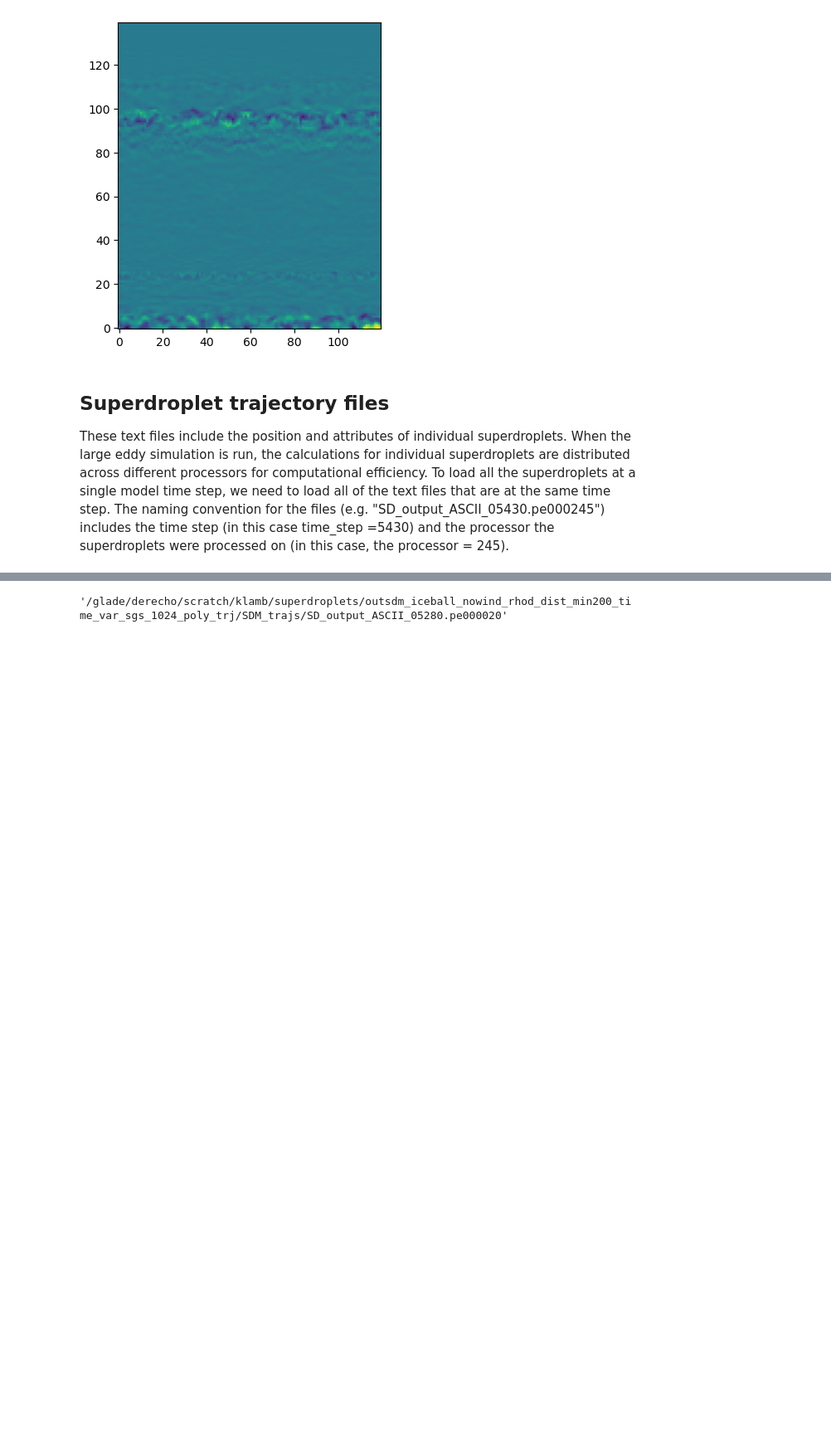
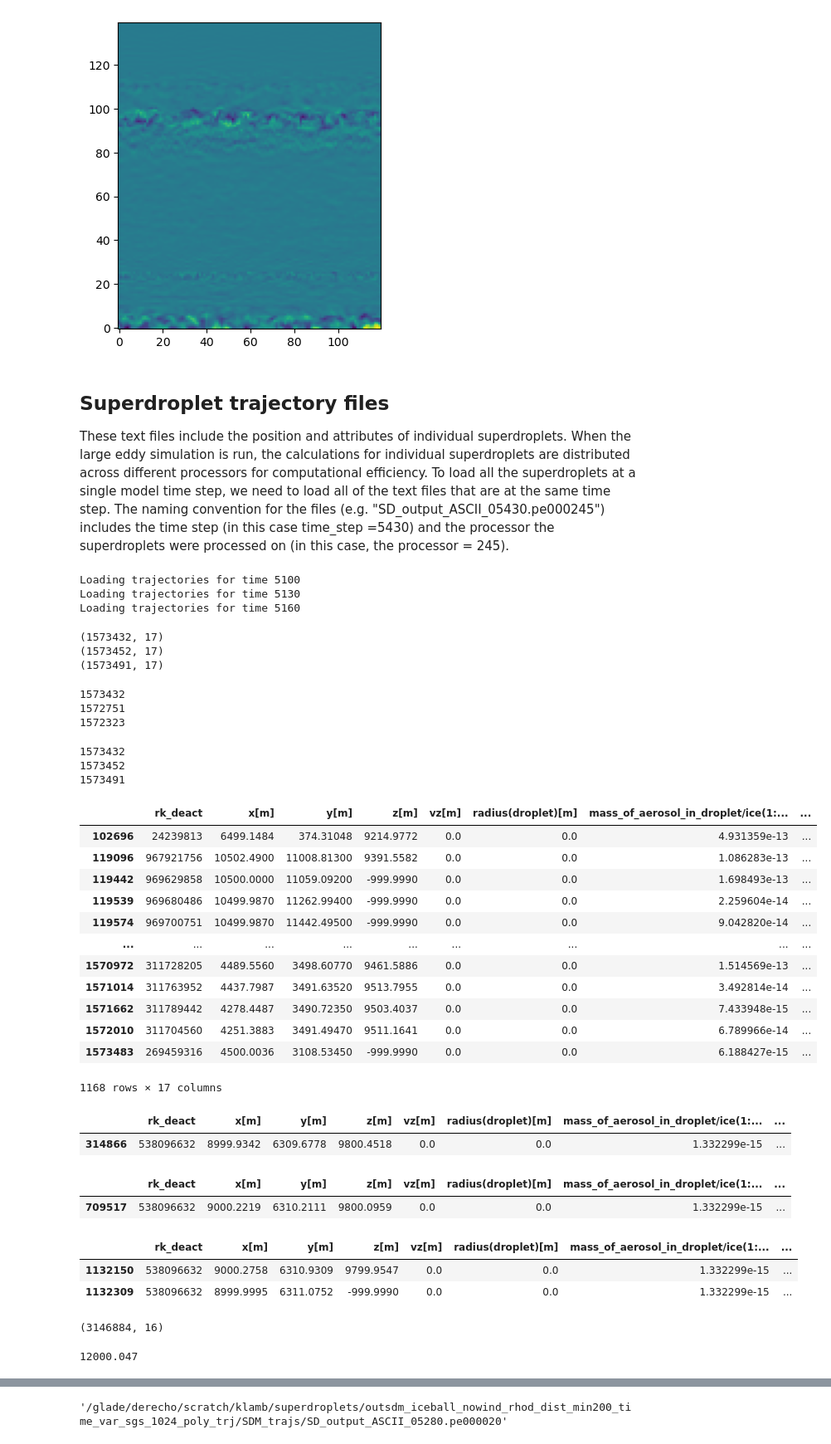
Before and after one commit to josephko91/ice-mp-su24, a Jupyter notebook: LoadSDMfiles.ipynb, the cells around one changed output, grey strips where cells are left out. Shown at 83% size. Saved outputs shown, nothing was run; the diff lists cells and outputs as text; code cells hidden in the pictures; blank space fills up the shorter version.

```diff
--- a/LoadSDMfiles.ipynb
+++ b/LoadSDMfiles.ipynb
@@ -67,0 +106,52 @@ These text files include the position and attributes of individual superdroplets
+# %%
+dirpath = '/glade/derecho/scratch/klamb/superdroplets/outsdm_iceball_nowind_rhod_dist_min200_time_var_sgs_1024_poly_trj/SDM_trajs/'
+trajs = load_trajectories(dirpath, num_timesteps=3)
+# %% [output]
+Loading trajectories for time 5100
+Loading trajectories for time 5130
+Loading trajectories for time 5160
+# %%
+df1 = trajs[trajs.time == 5100].reset_index()
+df2 = trajs[trajs.time == 5130].reset_index()
+df3 = trajs[trajs.time == 5160].reset_index()
+# %%
+print(df1.shape)
+print(df2.shape)
+print(df3.shape)
+# %% [output]
+(1573432, 17)
+(1573452, 17)
+(1573491, 17)
+# %%
+print(len(df1.rk_deact.unique()))
+print(len(df2.rk_deact.unique()))
+print(len(df3.rk_deact.unique()))
+# %% [output]
+1573432
+1572751
+1572323
+# %%
+print(len(df1.index.unique()))
+print(len(df2.index.unique()))
+print(len(df3.index.unique()))
+# %% [output]
+1573432
+1573452
+1573491
+# %%
+df3_dup = df3[df3.duplicated(subset=['rk_deact'])==True]
+df3_dup
+# %% [output]
+|  | rk_deact | x[m] | y[m] | z[m] | vz[m] | radius(droplet)[m] | mass_of_aerosol_in_droplet/ice(1:... | ... |
+| 102696 | 24239813 | 6499.1484 | 374.31048 | 9214.9772 | 0.0 | 0.0 | 4.931359e-13 | ... |
+| 119096 | 967921756 | 10502.4900 | 11008.81300 | 9391.5582 | 0.0 | 0.0 | 1.086283e-13 | ... |
+| 119442 | 969629858 | 10500.0000 | 11059.09200 | -999.9990 | 0.0 | 0.0 | 1.698493e-13 | ... |
+| 119539 | 969680486 | 10499.9870 | 11262.99400 | -999.9990 | 0.0 | 0.0 | 2.259604e-14 | ... |
+| 119574 | 969700751 | 10499.9870 | 11442.49500 | -999.9990 | 0.0 | 0.0 | 9.042820e-14 | ... |
+| ... | ... | ... | ... | ... | ... | ... | ... | ... |
+| 1570972 | 311728205 | 4489.5560 | 3498.60770 | 9461.5886 | 0.0 | 0.0 | 1.514569e-13 | ... |
+| 1571014 | 311763952 | 4437.7987 | 3491.63520 | 9513.7955 | 0.0 | 0.0 | 3.492814e-14 | ... |
+| 1571662 | 311789442 | 4278.4487 | 3490.72350 | 9503.4037 | 0.0 | 0.0 | 7.433948e-15 | ... |
+| 1572010 | 311704560 | 4251.3883 | 3491.49470 | 9511.1641 | 0.0 | 0.0 | 6.789966e-14 | ... |
+| 1573483 | 269459316 | 4500.0036 | 3108.53450 | -999.9990 | 0.0 | 0.0 | 6.188427e-15 | ... |
+1168 rows × 17 columns
@@ -67,0 +160,20 @@ These text files include the position and attributes of individual superdroplets
+# %%
+df1[df1.rk_deact==rk_id]
+# %% [output]
+|  | rk_deact | x[m] | y[m] | z[m] | vz[m] | radius(droplet)[m] | mass_of_aerosol_in_droplet/ice(1:... | ... |
+| 314866 | 538096632 | 8999.9342 | 6309.6778 | 9800.4518 | 0.0 | 0.0 | 1.332299e-15 | ... |
+# %%
+df2[df2.rk_deact==rk_id]
+# %% [output]
+|  | rk_deact | x[m] | y[m] | z[m] | vz[m] | radius(droplet)[m] | mass_of_aerosol_in_droplet/ice(1:... | ... |
+| 709517 | 538096632 | 9000.2219 | 6310.2111 | 9800.0959 | 0.0 | 0.0 | 1.332299e-15 | ... |
+# %%
+df3[df3.rk_deact==rk_id]
+# %% [output]
+|  | rk_deact | x[m] | y[m] | z[m] | vz[m] | radius(droplet)[m] | mass_of_aerosol_in_droplet/ice(1:... | ... |
+| 1132150 | 538096632 | 9000.2758 | 6310.9309 | 9799.9547 | 0.0 | 0.0 | 1.332299e-15 | ... |
+| 1132309 | 538096632 | 8999.9995 | 6311.0752 | -999.9990 | 0.0 | 0.0 | 1.332299e-15 | ... |
+# %%
+trajs.shape
+# %% [output]
+(3146884, 16)
@@ -67,0 +182,4 @@ These text files include the position and attributes of individual superdroplets
+# %%
+df1['x[m]'].max()
+# %% [output]
+12000.047
```
Also changed, not shown: parts of 5 cells of this notebook, 2 other files.
